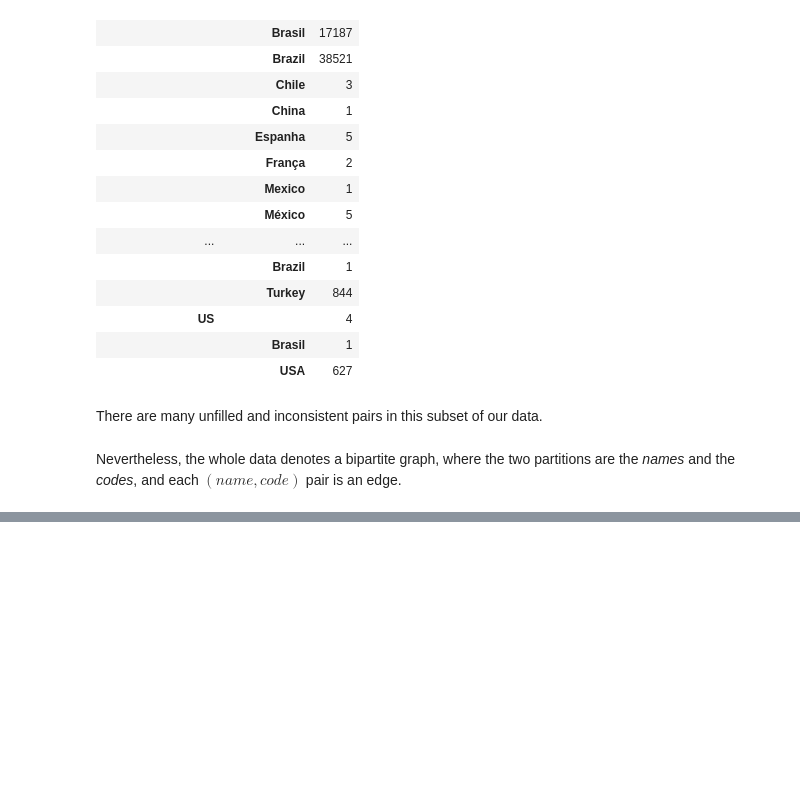
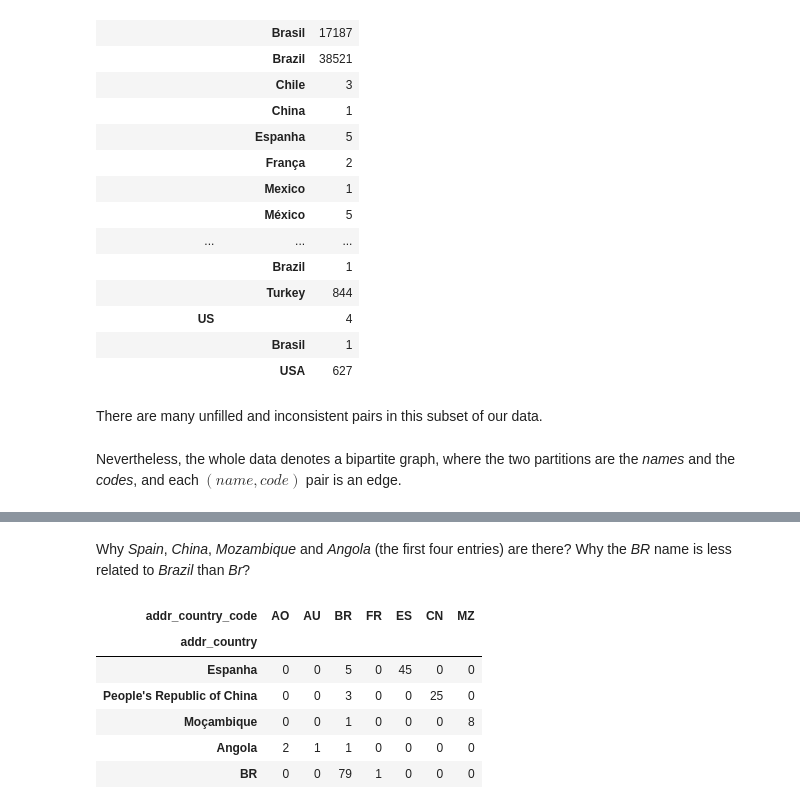
Before and after one commit to scieloorg/normalizations-experiments, a Jupyter notebook: experiments_2018-06_country.ipynb, the cells around one changed output, grey strips where cells are left out. Cells and saved outputs as stored; diff of their text form; code cells hidden in the pictures; blank space fills up the shorter version.

```diff
--- a/experiments_2018-06_country.ipynb
+++ b/experiments_2018-06_country.ipynb
@@ -327,0 +456,3 @@ and each $(name, code)$ pair is an edge.
+# %%
+brazil_adj_mat_corr = adj_mat.T.corrwith(adj_mat.T["Brazil"]).sort_values()
+brazil_adj_mat_corr[abs(brazil_adj_mat_corr) > .1]
@@ -327,0 +477,16 @@ and each $(name, code)$ pair is an edge.
+# %% [markdown]
+Why *Spain*, *China*, *Mozambique* and *Angola* (the first four entries) are there?
+Why the *BR* name is less related to *Brazil* than *Br*?
+# %%
+brazil_similar_condition = (abs(brazil_adj_mat_corr) > .1) & (abs(brazil_adj_mat_corr) < 1 - 1e-7)
+brazil_corr_similar_codes = list(brazil_adj_mat_corr[brazil_similar_condition].index)
+brazil_like = adj_mat.T[brazil_corr_similar_codes]
+brazil_like[brazil_like.T.apply(sum) > 0].T
+# %% [output]
+| addr_country_code | AO | AU | BR | FR | ES | CN | MZ |
+| addr_country |  |  |  |  |  |  |  |
+| Espanha | 0 | 0 | 5 | 0 | 45 | 0 | 0 |
+| People's Republic of China | 0 | 0 | 3 | 0 | 0 | 25 | 0 |
+| Moçambique | 0 | 0 | 1 | 0 | 0 | 0 | 8 |
+| Angola | 2 | 1 | 1 | 0 | 0 | 0 | 0 |
+| BR | 0 | 0 | 79 | 1 | 0 | 0 | 0 |
```
Also changed, not shown: parts of 27 cells of this notebook.
